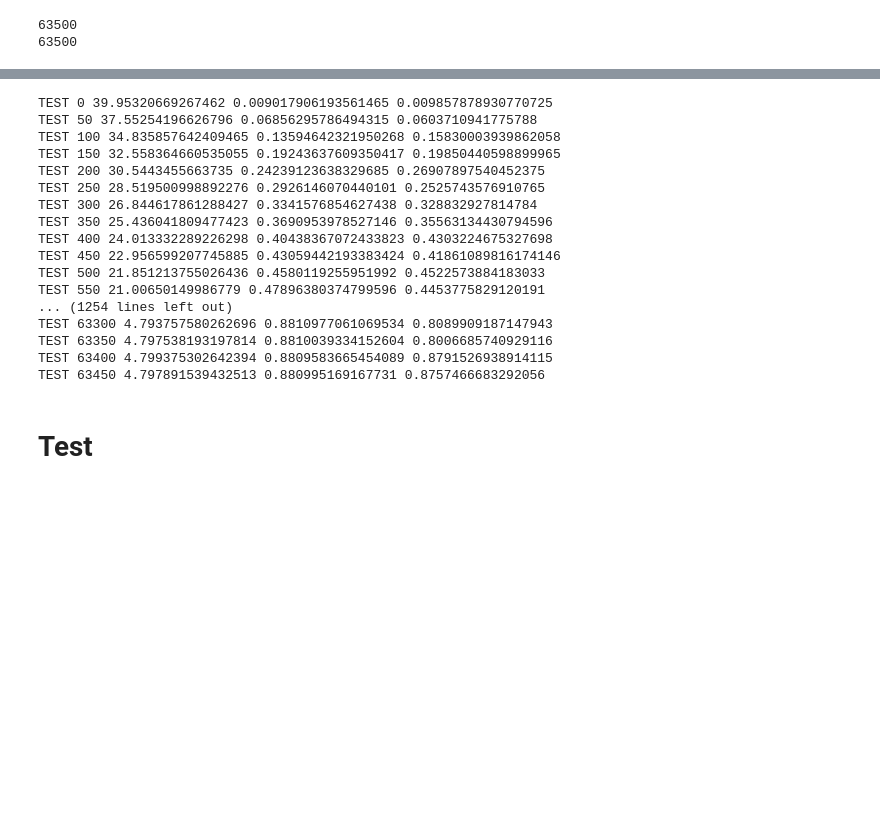
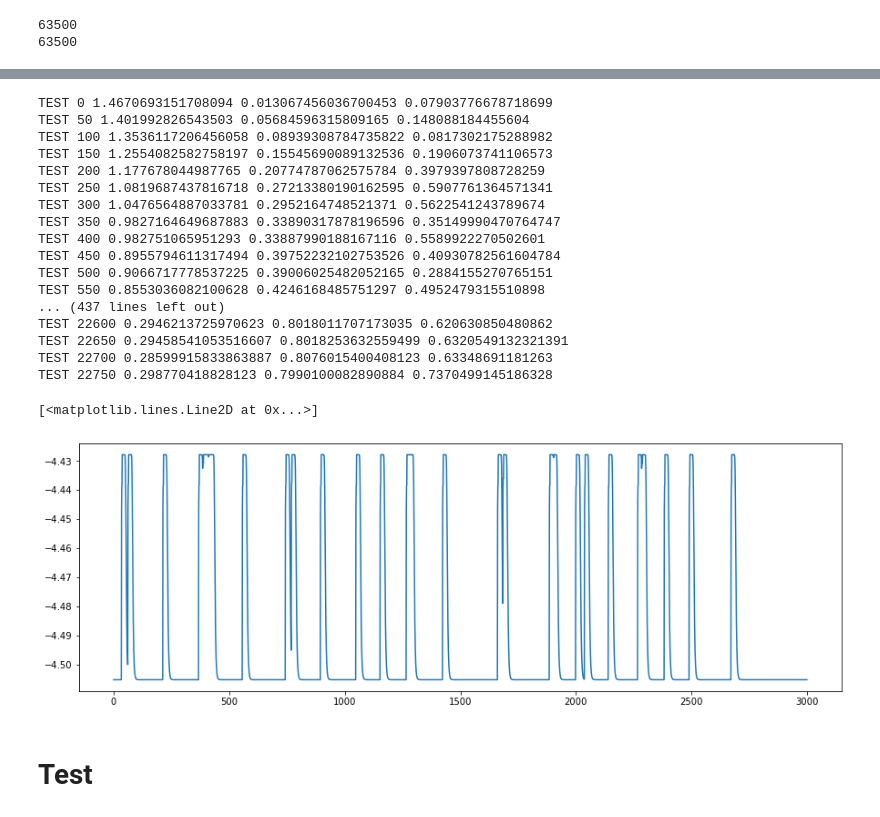
Before and after one commit to yjkimnada/cambridge, a Jupyter notebook: shGLM/gumbel_V2_NS_shGLM_fit.ipynb, the cells around one changed output, grey strips where cells are left out. Cells and saved outputs as stored; diff of their text form; code cells hidden in the pictures; blank space fills up the shorter version.

```diff
--- a/shGLM/gumbel_V2_NS_shGLM_fit.ipynb
+++ b/shGLM/gumbel_V2_NS_shGLM_fit.ipynb
@@ -54,7 +106,9 @@ model = gumbel_NS_shGLM(C_den.cuda(), C_syn_e.cuda(), C_syn_i.cuda(), T_syn, syn
 
 model = model.float().cuda()
 
-V_ref = np.load("/media/hdd01/sklee/tcn/L23_inputs/vdata_NMDA_ApN0.5_13_Adend_r0_o2_i2_g_b4.npy").flatten()
+#V_ref = np.load("/media/hdd01/sklee/tcn/L23_inputs/vdata_NMDA_ApN0.5_13_Adend_r0_o2_i2_g_b4.npy").flatten()
+V_ref = np.load("/media/hdd01/sklee/CA1_inputs/vdata_T10_Ne2000_gA0.6_tauA1_gN0.8_Ni200_gG0.1_gB0.1_Er0.5_Ir7.4_random_NR_rep16_stimseed1.npy")[:,:10000]
+V_ref = V_ref.flatten()[:train_T+test_T]
 
 train_V_ref = V_ref[:train_T]
 test_V_ref = V_ref[train_T:train_T+test_T]
@@ -65,8 +119,11 @@ print(test_V_ref.shape)
 # %% [output]
 torch.Size([15000])
 # %%
-E_neural = np.load("/media/hdd01/sklee/tcn/L23_inputs/Espikes_NMDA_ApN0.5_13_Adend_r0_o2_i2_g_b4_neural.npy")
-I_neural = np.load("/media/hdd01/sklee/tcn/L23_inputs/Ispikes_NMDA_ApN0.5_13_Adend_r0_o2_i2_g_b4_neural.npy")
+#E_neural = np.load("/media/hdd01/sklee/tcn/L23_inputs/Espikes_NMDA_ApN0.5_13_Adend_r0_o2_i2_g_b4_neural.npy")
+#I_neural = np.load("/media/hdd01/sklee/tcn/L23_inputs/Ispikes_NMDA_ApN0.5_13_Adend_r0_o2_i2_g_b4_neural.npy")
+
+E_neural = np.load("/media/hdd01/sklee/CA1_inputs/Espikes_T10_Ne2000_gA0.6_tauA1_gN0.8_Ni200_gG0.1_gB0.1_Er0.5_Ir7.4_random_NR_neural.npy")[:train_T+test_T]
+I_neural = np.load("/media/hdd01/sklee/CA1_inputs/Ispikes_T10_Ne2000_gA0.6_tauA1_gN0.8_Ni200_gG0.1_gB0.1_Er0.5_Ir7.4_random_NR_neural.npy")[:train_T+test_T]
 
 train_S_E = E_neural[:train_T]
 train_S_I = I_neural[:train_T]
@@ -141,28 +198,34 @@ for i in tnrange(batch_no):
         #print(torch.mean(test_spikes, 0).cpu().detach().numpy())
         #print(torch.mean(spike_probs, 0).cpu().detach().numpy())
         if i%100 == 0:
-            torch.save(model.state_dict(), "/media/hdd01/sklee/cont_shglm/baseGLMmono_L23_sub5_b4_i"+str(i)+".pt")
+            torch.save(model.state_dict(), "/media/hdd01/sklee/cont_shglm/baseGLM_CA1_sub6_i"+str(i)+".pt")
             loss_array[i//100,0] = i
             loss_array[i//100,1] = test_score
-            np.save("/media/hdd01/sklee/cont_shglm/baseGLMmono_L23_sub5_b4_test_scores.npy", loss_array)
+            np.save("/media/hdd01/sklee/cont_shglm/baseGLM_CA1_sub6_test_scores.npy", loss_array)
 # %% [output]
-TEST 0 39.95320669267462 0.009017906193561465 0.009857878930770725
-TEST 50 37.55254196626796 0.06856295786494315 0.0603710941775788
-TEST 100 34.835857642409465 0.13594642321950268 0.15830003939862058
-TEST 150 32.558364660535055 0.19243637609350417 0.19850440598899965
-TEST 200 30.5443455663735 0.24239123638329685 0.26907897540452375
-TEST 250 28.519500998892276 0.2926146070440101 0.2525743576910765
-TEST 300 26.844617861288427 0.3341576854627438 0.328832927814784
-TEST 350 25.436041809477423 0.3690953978527146 0.35563134430794596
-TEST 400 24.013332289226298 0.40438367072433823 0.4303224675327698
-TEST 450 22.956599207745885 0.43059442193383424 0.41861089816174146
-TEST 500 21.851213755026436 0.4580119255951992 0.4522573884183033
-TEST 550 21.00650149986779 0.47896380374799596 0.4453775829120191
-... (1254 lines left out)
-TEST 63300 4.793757580262696 0.8810977061069534 0.8089909187147943
-TEST 63350 4.797538193197814 0.8810039334152604 0.8006685740929116
-TEST 63400 4.799375302642394 0.8809583665454089 0.8791526938914115
-TEST 63450 4.797891539432513 0.880995169167731 0.8757466683292056
+TEST 0 1.4670693151708094 0.013067456036700453 0.07903776678718699
+TEST 50 1.401992826543503 0.05684596315809165 0.148088184455604
+TEST 100 1.3536117206456058 0.08939308784735822 0.0817302175288982
+TEST 150 1.2554082582758197 0.15545690089132536 0.1906073741106573
+TEST 200 1.177678044987765 0.20774787062575784 0.3979397808728259
+TEST 250 1.0819687437816718 0.27213380190162595 0.5907761364571341
+TEST 300 1.0476564887033781 0.2952164748521371 0.5622541243789674
+TEST 350 0.9827164649687883 0.33890317878196596 0.35149990470764747
+TEST 400 0.982751065951293 0.33887990188167116 0.5589922270502601
+TEST 450 0.8955794611317494 0.39752232102753526 0.40930782561604784
+TEST 500 0.9066717778537225 0.39006025482052165 0.2884155270765151
+TEST 550 0.8553036082100628 0.4246168485751297 0.4952479315510898
+... (437 lines left out)
+TEST 22600 0.2946213725970623 0.8018011707173035 0.620630850480862
+TEST 22650 0.29458541053516607 0.8018253632559499 0.6320549132321391
+TEST 22700 0.28599915833863887 0.8076015400408123 0.63348691181263
+TEST 22750 0.298770418828123 0.7990100082890884 0.7370499145186328
+# %%
+plt.figure(figsize = (15,5))
+plt.plot(test_pred.cpu().detach().numpy()[:3000])
+# %% [output]
+[<matplotlib.lines.Line2D at 0x...>]
+[figure, added]
 # %% [markdown]
 # Test
 # %%
```
Also changed, not shown: parts of 9 cells of this notebook, 6 other files.
